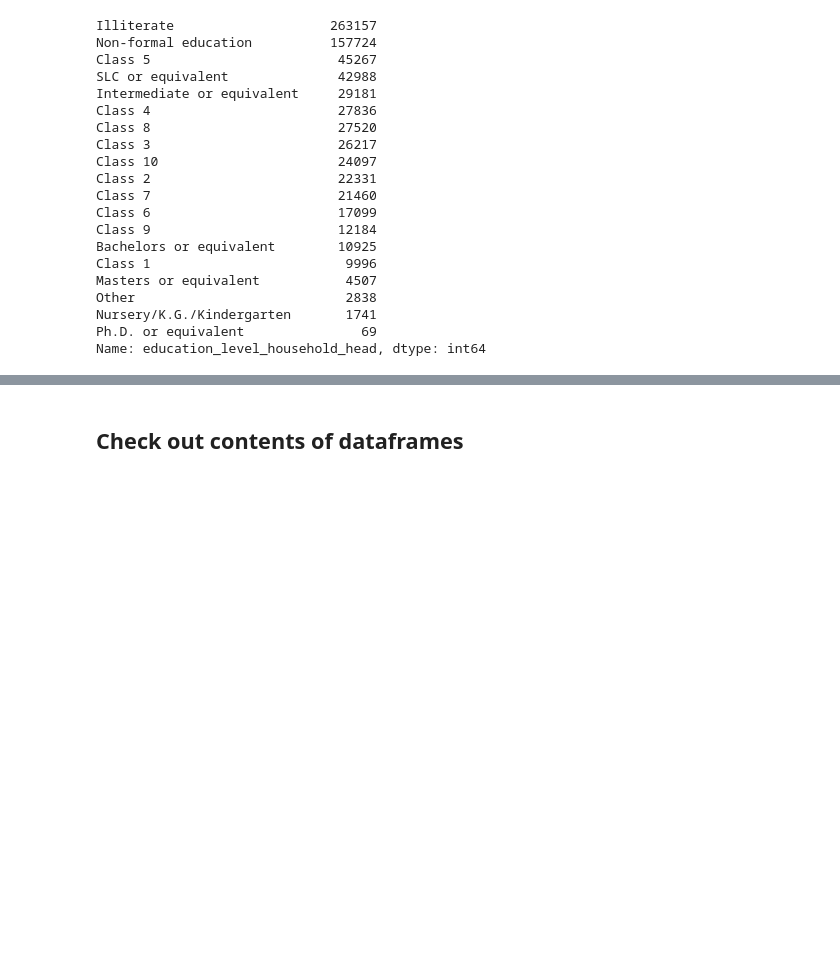
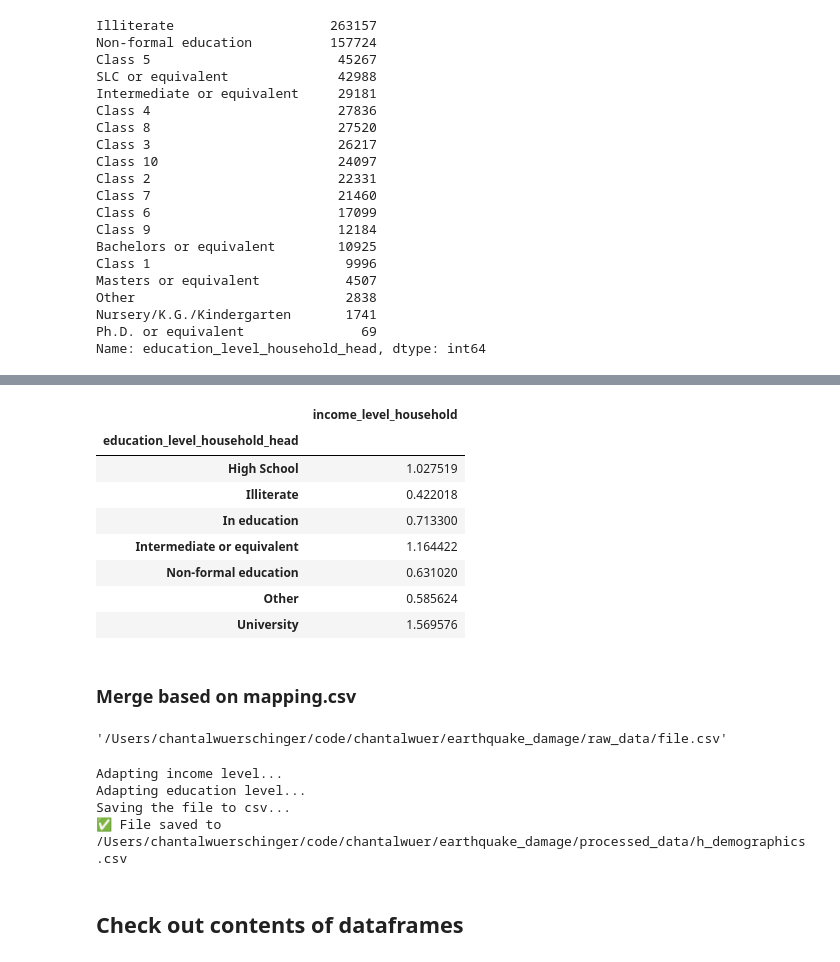
Before and after one commit to chantalwuer/earthquake_damage, a Jupyter notebook: notebooks/Merging_Tables.ipynb, the cells around one changed output, grey strips where cells are left out. Drawn from its saved outputs; the diff is of its cells as text; code cells hidden in the pictures; blank space fills up the shorter version.

```diff
--- a/notebooks/Merging_Tables.ipynb
+++ b/notebooks/Merging_Tables.ipynb
@@ -338,3 +371,36 @@ array([1207, 2107, 1205, 1208, 1206, 1202, 1203, 1201, 1204, 2002, 2001,
+# %%
+h_demographics.groupby('education_level_household_head')[['income_level_household']].mean()
+# %% [output]
+|  | income_level_household |
+| education_level_household_head |  |
+| High School | 1.027519 |
+| Illiterate | 0.422018 |
+| In education | 0.713300 |
+| Intermediate or equivalent | 1.164422 |
+| Non-formal education | 0.631020 |
+| Other | 0.585624 |
+| University | 1.569576 |
+# %% [markdown]
+### Merge based on mapping.csv
+# %%
+# mapping = pd.read_csv('~/raw_data/geographical/mapping.csv')
+import os
+
+
+my_name = os.environ.get('MY_NAME')
+path = f'/Users/{my_name}/code/chantalwuer/earthquake_damage/raw_data/file.csv'
+# y_processed.to_csv(path, index=False)
+path
+# %% [output]
+'/Users/chantalwuerschinger/code/chantalwuer/earthquake_damage/raw_data/file.csv'
+# %%
+from earthquake_damage.data.merge_dataset import refine_demographics
+refine_demographics(h_demographics)
+# %% [output]
+Adapting income level...
+Adapting education level...
+Saving the file to csv...
+✅ File saved to /Users/chantalwuerschinger/code/chantalwuer/earthquake_damage/processed_data/h_demographics.csv
 # %% [markdown]
 ## Check out contents of dataframes
 # %%
```
Also changed, not shown: parts of 24 cells of this notebook.
